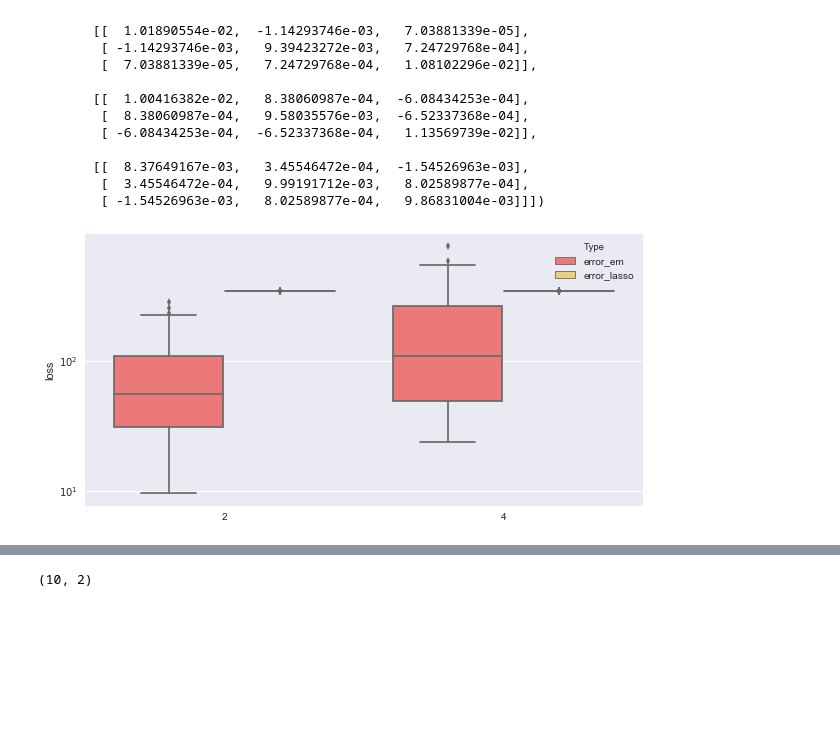
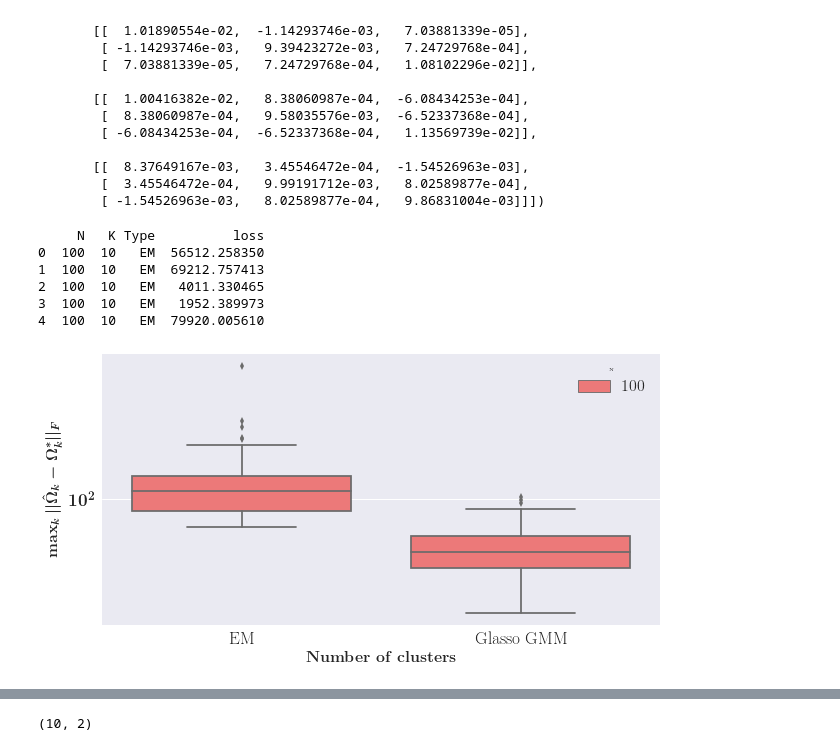
Before and after one commit to mehdisebbar/clustering-models, a Jupyter notebook: graph_lasso_test.ipynb, the cells around one changed output, grey strips where cells are left out. Saved outputs shown, nothing was run; the diff lists cells and outputs as text; code cells hidden in the pictures; blank space fills up the shorter version.

Commit message:
modifs + accel graph lasso

```diff
--- a/graph_lasso_test.ipynb
+++ b/graph_lasso_test.ipynb
@@ -121,7 +138,13 @@ array([[[  8.80011235e-03,  -2.14148520e-04,  -5.25321894e-04],
 from os import listdir
 from os.path import isfile, join
 import pickle
-simu_folder = "graph_res/"
+import pandas as pd
+import seaborn as sns
+#matplotlib.rc('font', family='serif', serif='cm10')
+#matplotlib.rc('text', usetex=True)
+matplotlib.rcParams['text.latex.preamble'] = [r'\boldmath']
+
+simu_folder = "dg_2017-09-26_12.29.30/"
 folder = "./"+simu_folder+"/"
 onlyfiles = [f for f in listdir(folder) if (isfile(join(folder, f)) and f.startswith("res_"))]
 res = []
@@ -132,12 +153,17 @@ import pandas as pd
 # %%
 df = pd.DataFrame(res)
 # %%
-import seaborn as sns
+
+params = {'legend.fontsize': '16',
+         'axes.labelsize': '6'}
+plt.rcParams.update(params)
 def gen_graph_dict_gen_loss(df, p):
     df_temp = df[(df.p==p)]
     df_temp2 = df_temp.drop(['p', 'X', 'time_lasso', 'time_em'], axis=1)
     df2 = pd.melt(df_temp2, id_vars=["N","K"], var_name="Type", value_name="loss")
     df2.loss = df2.loss.apply(max)
+    df2['Type']=df2['Type'].map({"error_em":"EM", "error_lasso":"Glasso GMM"})
+    print df2.head()
     #return df2
     ##set(df2["Type"])
     ##df3 = pd.melt(df2, id_vars=["N"], var_name="comp", value_name="weight")
@@ -145,22 +171,28 @@ def gen_graph_dict_gen_loss(df, p):
     ##df5 = df4.apply(remove_method_comp, axis=1)
     #df4 = df3.replace([np.inf, -np.inf], np.nan).dropna(subset=["loss"], how="all")
     plt.figure(figsize=(10,5))
-    boxplot = sns.boxplot(x="K", y="loss", data=df2, hue="Type",
+    boxplot = sns.boxplot(x="Type", y="loss", data=df2[df2.K==4], hue="N",
                          palette=["#ff6666", "#ffd966", "#b3ff66"])
     for patch in boxplot.artists:
         r, g, b, a = patch.get_facecolor()
         patch.set_facecolor((r, g, b, 1))
     boxplot.set_yscale("log")
     #if metric == 'L2':
-    #    boxplot.set_ylabel(r'$L_2$-Loss')
+    boxplot.set_ylabel(r'$\max_k||\hat\Omega_k-\Omega_k^*||_F$',fontsize=16)
     #else:
     #    boxplot.set_ylabel(metric+'-Loss')
-    boxplot.set_xlabel('')
+    boxplot.set_xlabel(r'\textbf{Number of clusters}', fontsize=16)
 #
     sns_plot = boxplot.get_figure()
 # %%
-gen_graph_dict_gen_loss(df, 2)
+gen_graph_dict_gen_loss(df, 5)
 # %% [output]
+     N   K Type          loss
+0  100  10   EM  56512.258350
+1  100  10   EM  69212.757413
+2  100  10   EM   4011.330465
+3  100  10   EM   1952.389973
+4  100  10   EM  79920.005610
-[figure, old version]
+[figure, new version]
 # %%
 df3.loss = df3.loss.apply(max)
```
Also changed, not shown: parts of 12 cells of this notebook, 2 other files.
